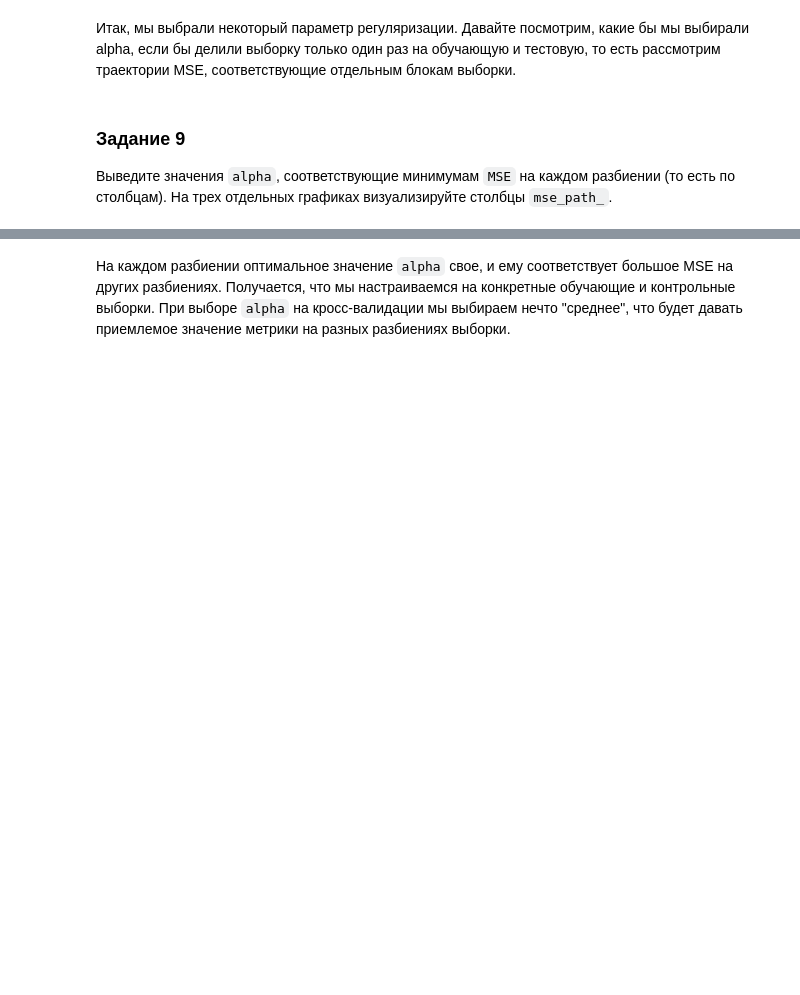
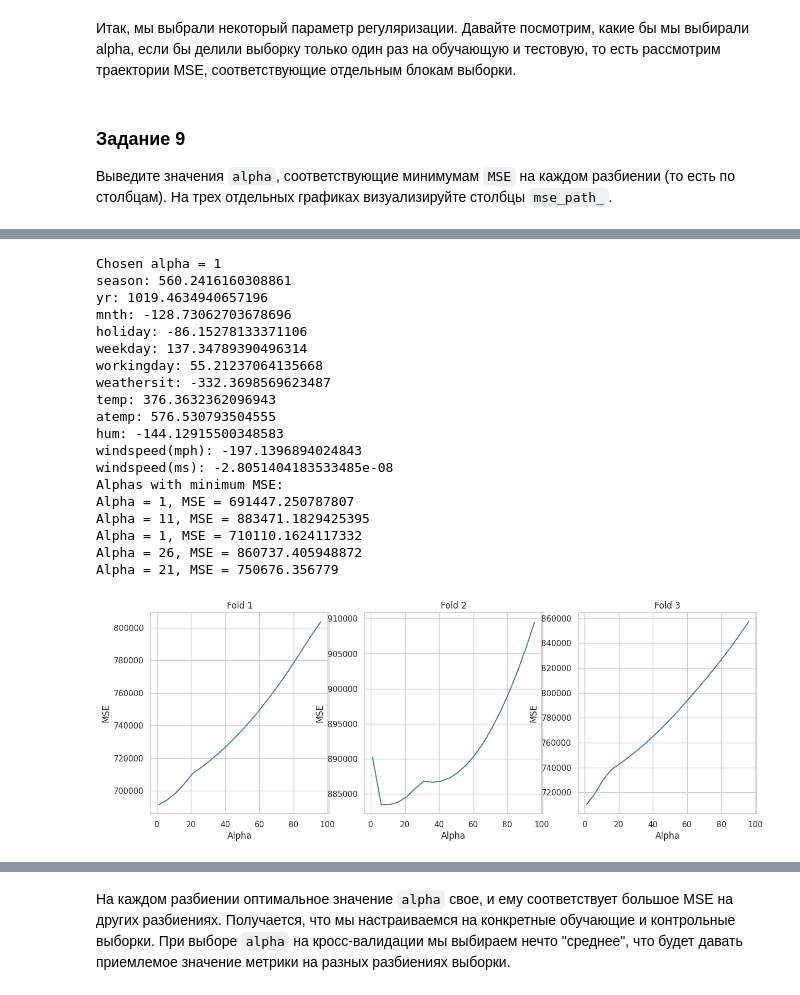
Before and after one commit to a33211/Data-science-homeworks, a Jupyter notebook: "Homework_4_OverfittingHomeWork_ipynb".ipynb, the cells around one changed output, grey strips where cells are left out. Cells and saved outputs as stored; diff of their text form; code cells hidden in the pictures; blank space fills up the shorter version.

```diff
--- a/"Homework_4_OverfittingHomeWork_ipynb".ipynb
+++ b/"Homework_4_OverfittingHomeWork_ipynb".ipynb
@@ -394,0 +363,47 @@ windspeed(ms): -2.8051404183533485e-08
+# %%
+print(f'Chosen alpha = {regressor.alpha_}')
+for feature, weight in zip(df.columns, regressor.coef_):
+    print(f'{feature}: {weight}')
+
+min_mse_indices = np.argmin(regressor.mse_path_, axis=0)
+
+
+print("Alphas with minimum MSE:")
+for i, idx in enumerate(min_mse_indices):
+    alpha = regressor.alphas_[idx]
+    mse = regressor.mse_path_[idx, i]
+    print(f"Alpha = {alpha}, MSE = {mse}")
+
+
+
+
+fig, axs = plt.subplots(1, 3, figsize=(15, 5))
+
+for i, ax in enumerate(axs):
+    ax.plot(regressor.alphas_, regressor.mse_path_[:, i])
+    ax.set_xlabel("Alpha")
+    ax.set_ylabel("MSE")
+    ax.set_title(f"Fold {i+1}")
+
+plt.show()
+# %% [output]
+Chosen alpha = 1
+season: 560.2416160308861
+yr: 1019.4634940657196
+mnth: -128.73062703678696
+holiday: -86.15278133371106
+weekday: 137.34789390496314
+workingday: 55.21237064135668
+weathersit: -332.3698569623487
+temp: 376.3632362096943
+atemp: 576.530793504555
+hum: -144.12915500348583
+windspeed(mph): -197.1396894024843
+windspeed(ms): -2.8051404183533485e-08
+Alphas with minimum MSE:
+Alpha = 1, MSE = 691447.250787807
+Alpha = 11, MSE = 883471.1829425395
+Alpha = 1, MSE = 710110.1624117332
+Alpha = 26, MSE = 860737.405948872
+Alpha = 21, MSE = 750676.356779
+[figure, added]
```
Also changed, not shown: parts of 11 cells of this notebook.
